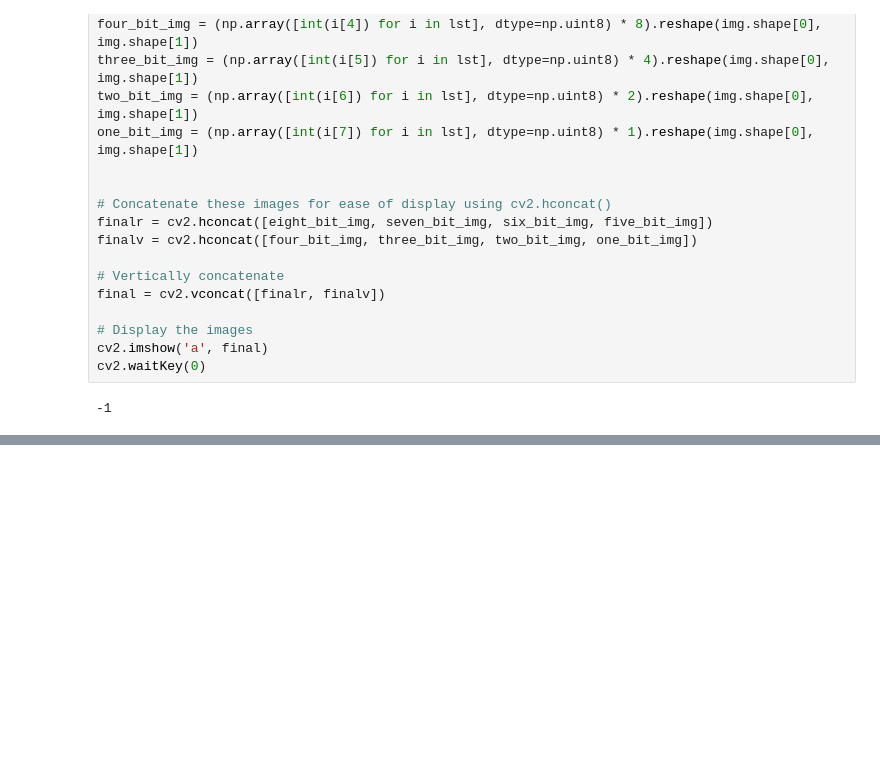
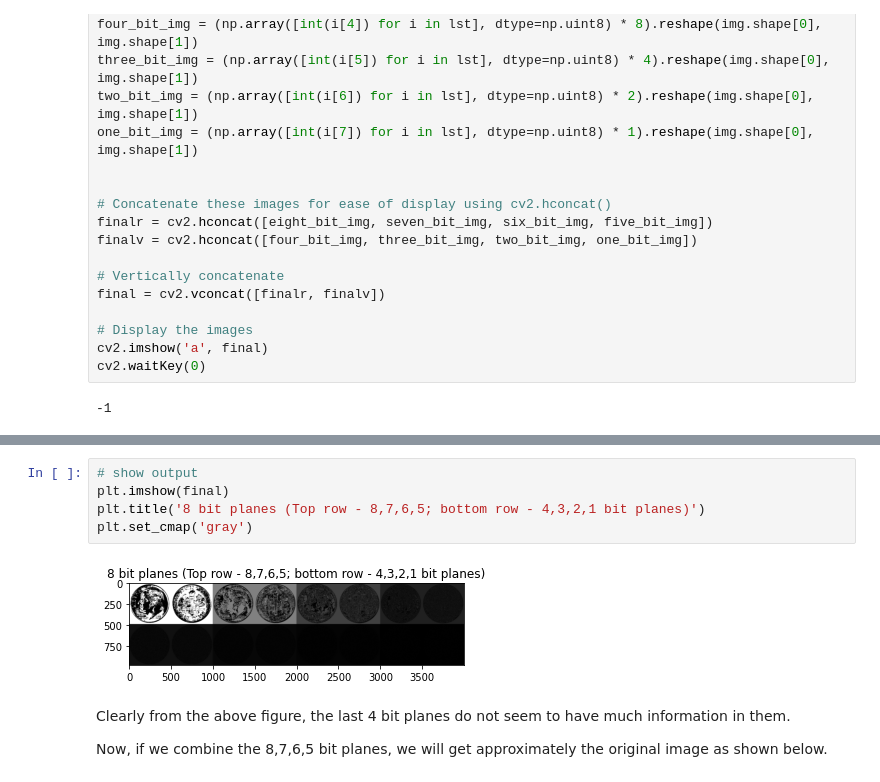
Before and after one commit to KhomZ/image-processing-and-pattern-recognition, a Jupyter notebook: IPPR/DIP/Bit-plane Slicing/bitplane-slicing.ipynb, the cells around one changed output, grey strips where cells are left out. Drawn from its saved outputs; the diff is of its cells as text; blank space fills up the shorter version.

```diff
--- a/IPPR/DIP/Bit-plane Slicing/bitplane-slicing.ipynb
+++ b/IPPR/DIP/Bit-plane Slicing/bitplane-slicing.ipynb
@@ -69,0 +85,11 @@ cv2.imwrite(file_name_path, final)
+# %%
+# show output
+plt.imshow(final)
+plt.title('8 bit planes (Top row - 8,7,6,5; bottom row - 4,3,2,1 bit planes)')
+plt.set_cmap('gray')
+# %% [output]
+[figure, added]
+# %% [markdown]
+Clearly from the above figure, the last 4 bit planes do not seem to have much information in them.
+
+Now, if we combine the 8,7,6,5 bit planes, we will get approximately the original image as shown below.
```
Also changed, not shown: parts of 10 cells of this notebook, 1 other file.
